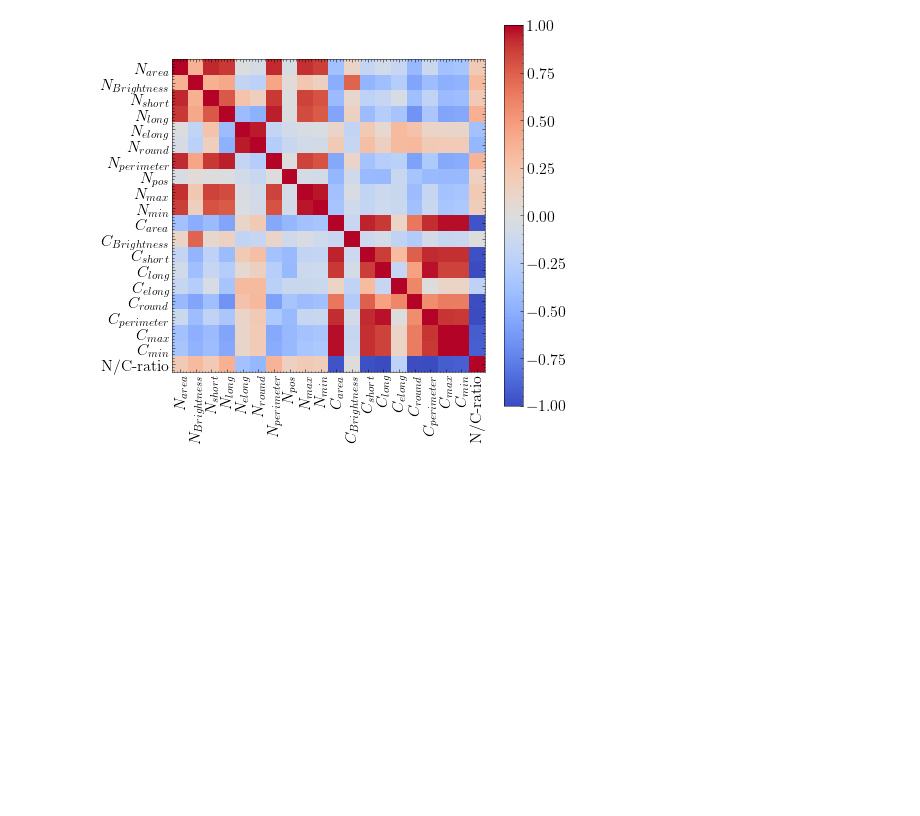
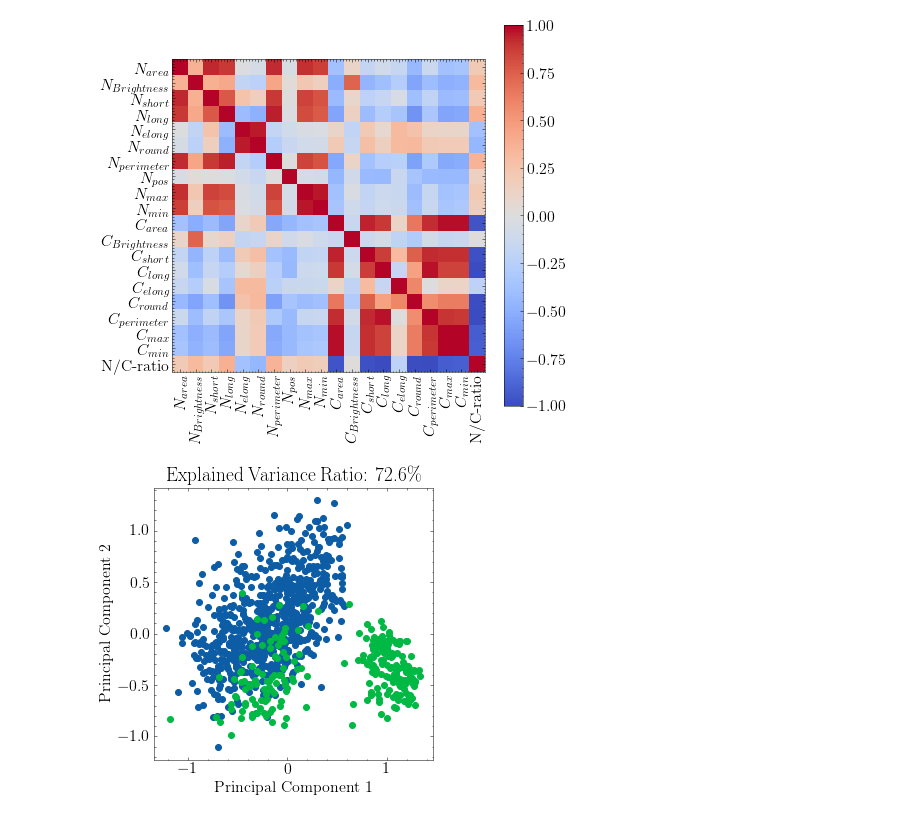
Before and after one commit to eddardd/CervicalCancerDetection, a Jupyter notebook: Exploratory Data Analysis.ipynb, the cells around one changed output. Drawn from its saved outputs; the diff is of its cells as text; code cells hidden in the pictures; blank space fills up the shorter version.

```diff
--- a/Exploratory Data Analysis.ipynb
+++ b/Exploratory Data Analysis.ipynb
@@ -322,3 +326,20 @@ _ = plt.yticks([i for i in range(20)], labels=feature_names[feature_order])
 plt.savefig('./Figures/FeatCorr.pdf')
 # %% [output]
 [figure]
+# %%
+pca = PCA(n_components=2)
+Xpca = pca.fit_transform(Xtransf)
+# %%
+plt.figure(figsize=(5, 5))
+
+for k in np.unique(y2):
+    ind = np.where(y2 == k)[0]
+    plt.scatter(Xpca[ind, 0], Xpca[ind, 1])
+evr = 100 * np.round(sum(pca.explained_variance_ratio_), 3)
+plt.xlabel('Principal Component 1')
+plt.ylabel('Principal Component 2')
+plt.title('Explained Variance Ratio: {}\%'.format(evr))
+
+plt.savefig('./Figures/PCA_visualization.pdf', transparent=True)
+# %% [output]
+[figure, added]
```
Also changed, not shown: parts of 3 cells of this notebook.
